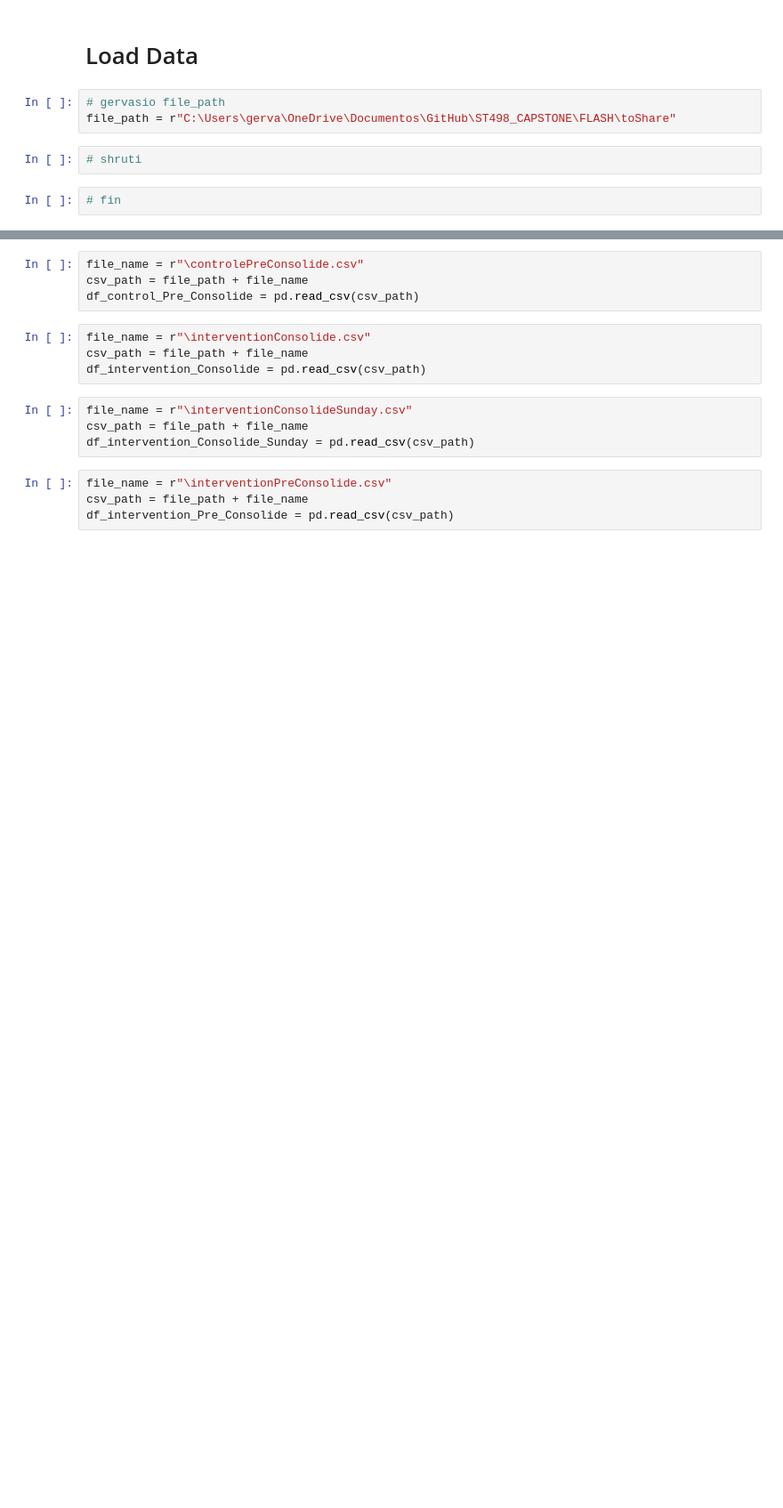
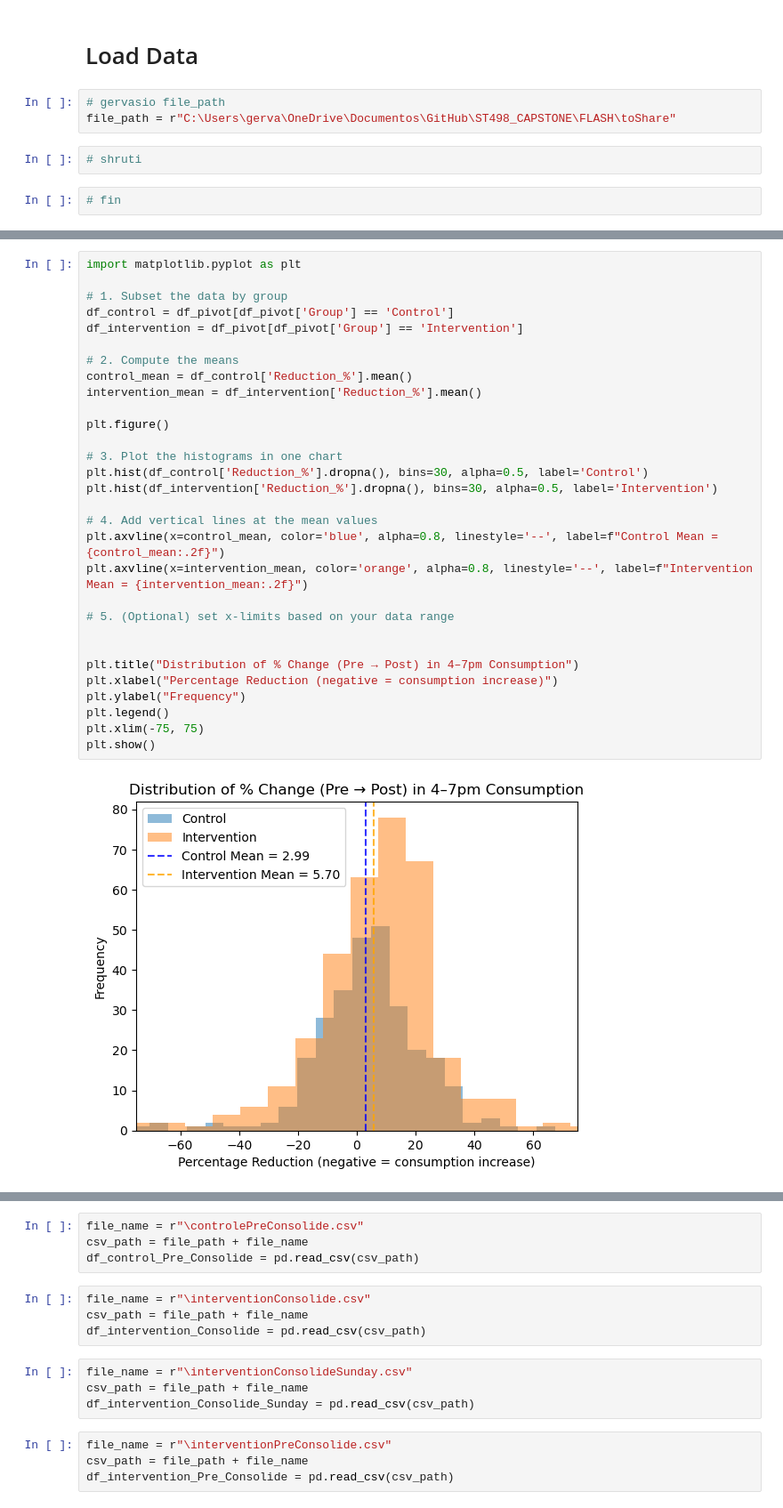
Before and after one commit to guri99uy/ST498_CAPSTONE, a Jupyter notebook: Notebooks/Flash_interventionConsolide.ipynb, the cells around one changed output, grey strips where cells are left out. Shown at 89% size. Saved outputs shown, nothing was run; the diff lists cells and outputs as text; blank space fills up the shorter version.

```diff
--- a/Notebooks/Flash_interventionConsolide.ipynb
+++ b/Notebooks/Flash_interventionConsolide.ipynb
@@ -19,0 +328,32 @@ df_control_Consolide = pd.read_csv(csv_path)
+# %%
+import matplotlib.pyplot as plt
+
+# 1. Subset the data by group
+df_control = df_pivot[df_pivot['Group'] == 'Control']
+df_intervention = df_pivot[df_pivot['Group'] == 'Intervention']
+
+# 2. Compute the means
+control_mean = df_control['Reduction_%'].mean()
+intervention_mean = df_intervention['Reduction_%'].mean()
+
+plt.figure()
+
+# 3. Plot the histograms in one chart
+plt.hist(df_control['Reduction_%'].dropna(), bins=30, alpha=0.5, label='Control')
+plt.hist(df_intervention['Reduction_%'].dropna(), bins=30, alpha=0.5, label='Intervention')
+
+# 4. Add vertical lines at the mean values
+plt.axvline(x=control_mean, color='blue', alpha=0.8, linestyle='--', label=f"Control Mean = {control_mean:.2f}")
+plt.axvline(x=intervention_mean, color='orange', alpha=0.8, linestyle='--', label=f"Intervention Mean = {intervention_mean:.2f}")
+
+# 5. (Optional) set x-limits based on your data range
+
+
+plt.title("Distribution of % Change (Pre → Post) in 4–7pm Consumption")
+plt.xlabel("Percentage Reduction (negative = consumption increase)")
+plt.ylabel("Frequency")
+plt.legend()
+plt.xlim(-75, 75)
+plt.show()
+# %% [output]
+[figure, added]
```
Also changed, not shown: parts of 25 cells of this notebook.
